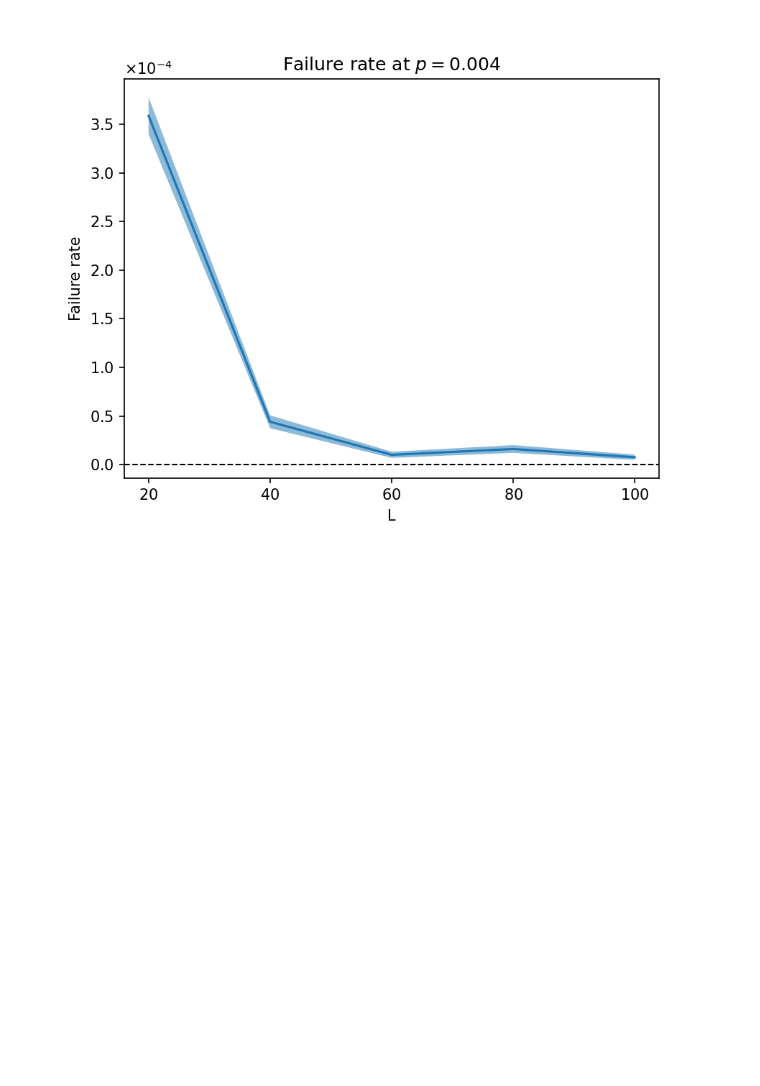
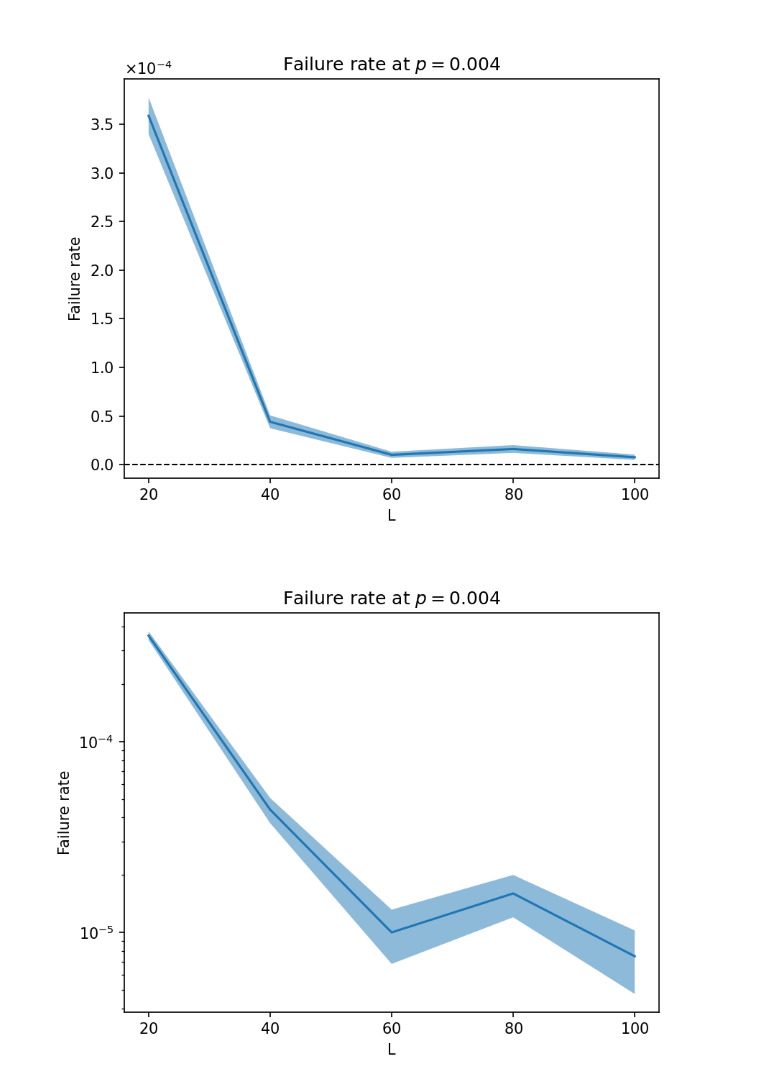
Before and after one commit to DanDan0101/toric-decoder, a Jupyter notebook: plot_run_7.ipynb, the cells around one changed output. Saved outputs shown, nothing was run; the diff lists cells and outputs as text; code cells hidden in the pictures; blank space fills up the shorter version.

```diff
--- a/plot_run_7.ipynb
+++ b/plot_run_7.ipynb
@@ -46,3 +43,18 @@ plt.savefig("plots/run7.png")
 plt.show()
 # %% [output]
 [figure]
+# %%
+plt.plot(L_ticks, avg)
+error = np.sqrt(avg * (1 - avg)) / 1000
+plt.fill_between(L_ticks, avg - error, avg + error, alpha = 0.5)
+# plt.axhline(color = "k", lw = 1, linestyle = "--")
+plt.xlabel("L")
+plt.ylabel("Failure rate")
+plt.title("Failure rate at $p=0.004$")
+plt.xticks(L_ticks)
+plt.ticklabel_format(scilimits = (-3, 3), useMathText = True)
+plt.yscale("log")
+plt.savefig("plots/run7_log.png")
+plt.show()
+# %% [output]
+[figure, added]
```
Also changed, not shown: parts of 1 cell of this notebook, 3 other files.
